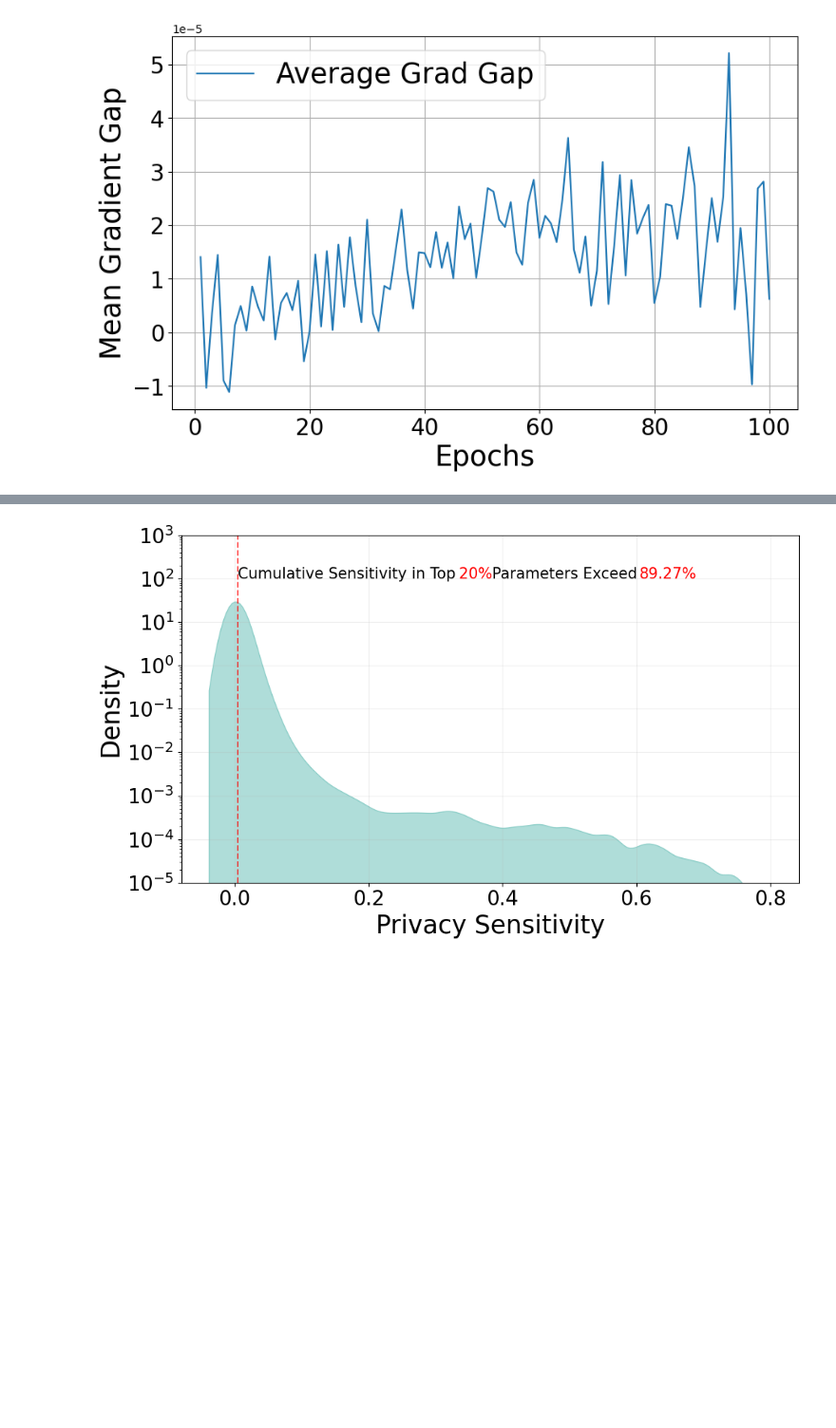
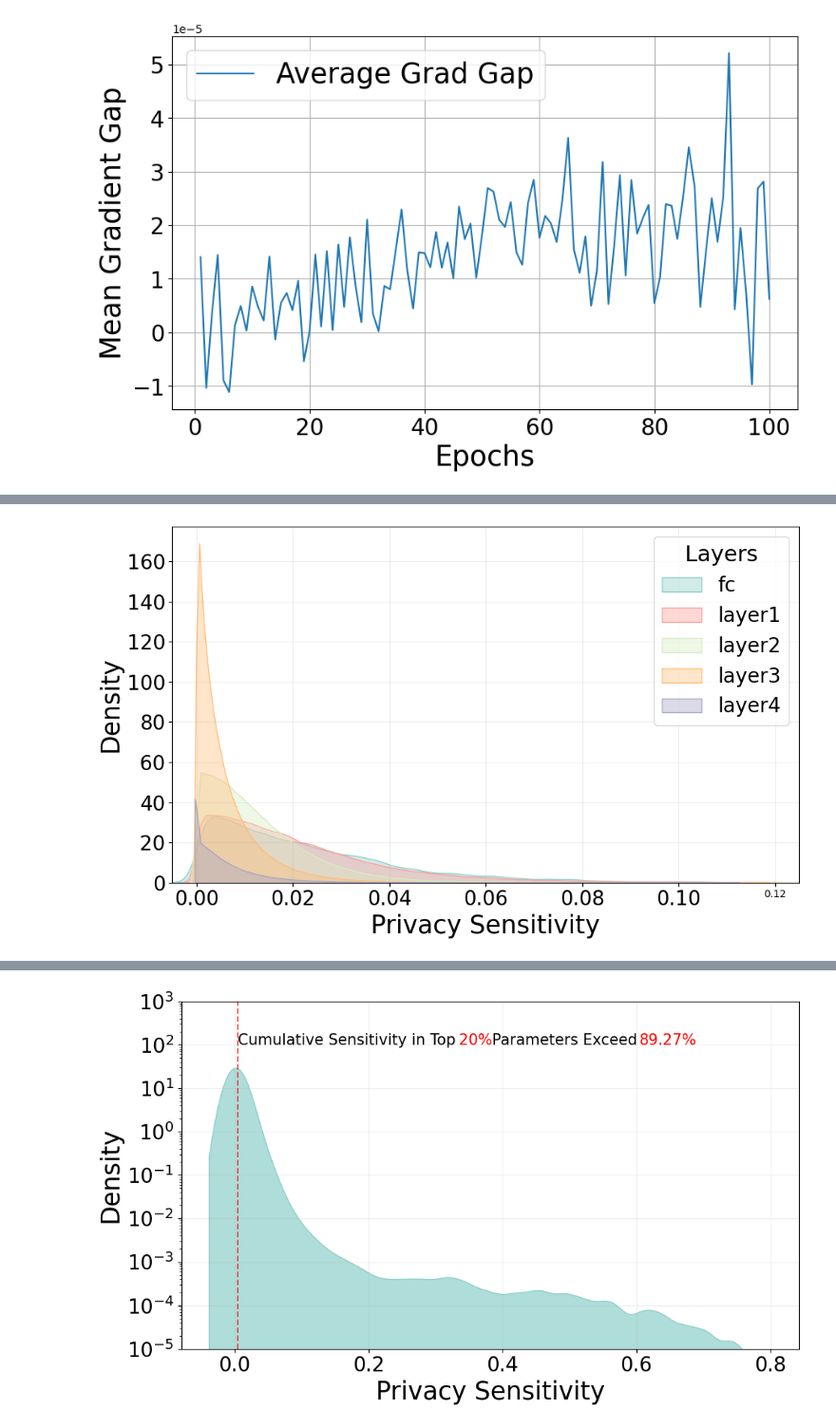
Before and after one commit to Fujump/MLHospital, a Jupyter notebook: mlh/examples/visual.ipynb, the cells around one changed output, grey strips where cells are left out. Shown at 95% size. Saved outputs shown, nothing was run; the diff lists cells and outputs as text; code cells hidden in the pictures; blank space fills up the shorter version.

```diff
--- a/mlh/examples/visual.ipynb
+++ b/mlh/examples/visual.ipynb
@@ -804,0 +1464,46 @@ print(f'大于0.05的元素占比: {proportion:.2%}')
+# %%
+import matplotlib.pyplot as plt
+import seaborn as sns
+import numpy as np
+import torch
+
+# Define the layers to process
+layers = ["fc", "layer1", "layer2", "layer3", "layer4"]
+
+# Load the grad_gap data
+file_path = '/data/home/huq/MLHospital/log_distribution/grad_gaps_normal_noabs_Reg-0.0-0100-10000_0.0.pth'
+loaded_grad_gaps = torch.load(file_path)
+
+# Initialize a dictionary to store grad_gaps for each layer
+grad_gaps_by_layer = {}
+
+# Collect grad_gaps for each layer
+for layer in layers:
+    grad_gaps_last_epoch = []
+    for name, grad_gap in loaded_grad_gaps.items():
+        if layer in name:  # Check if the current layer is in the name
+            grad_gap_values = abs(grad_gap.cpu().numpy().flatten())  # Convert to numpy array and flatten
+            grad_gaps_last_epoch.extend(grad_gap_values)  # Add to the list
+    grad_gaps_by_layer[layer] = np.array(grad_gaps_last_epoch)
+
+# Plot the distributions for all layers
+plt.figure(figsize=(10, 6))
+colors = ['#8ECFC9', '#FF9F9A', '#D9EBC2', '#FFBE7A', '#A7A5C6']
+for layer, color in zip(layers, colors):
+    sns.kdeplot(grad_gaps_by_layer[layer], bw_adjust=0.5, fill=True, color=color, label=layer, alpha=0.4)
+
+# Customize plot appearance
+plt.xlabel('Privacy Sensitivity', fontsize=25)
+plt.ylabel('Density', fontsize=25)
+plt.xticks(fontsize=20)
+plt.yticks(fontsize=20)
+plt.xlim(-0.005,0.125)
+plt.legend(title="Layers", fontsize=20, title_fontsize=22)
+plt.grid(True, alpha=0.2)
+plt.tight_layout()
+
+# Save and show the figure
+plt.savefig("/data/home/huq/MLHospital/figs/loss_gap_grad_distribution_all_layers.pdf")
+plt.show()
+# %% [output]
+[figure, added]
```
Also changed, not shown: parts of 13 cells of this notebook, 3 other files.
